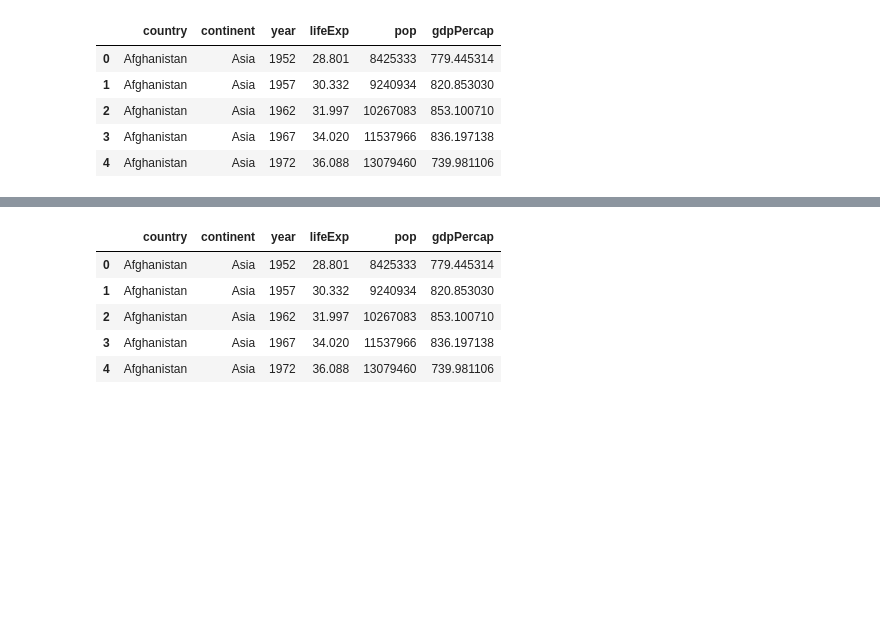
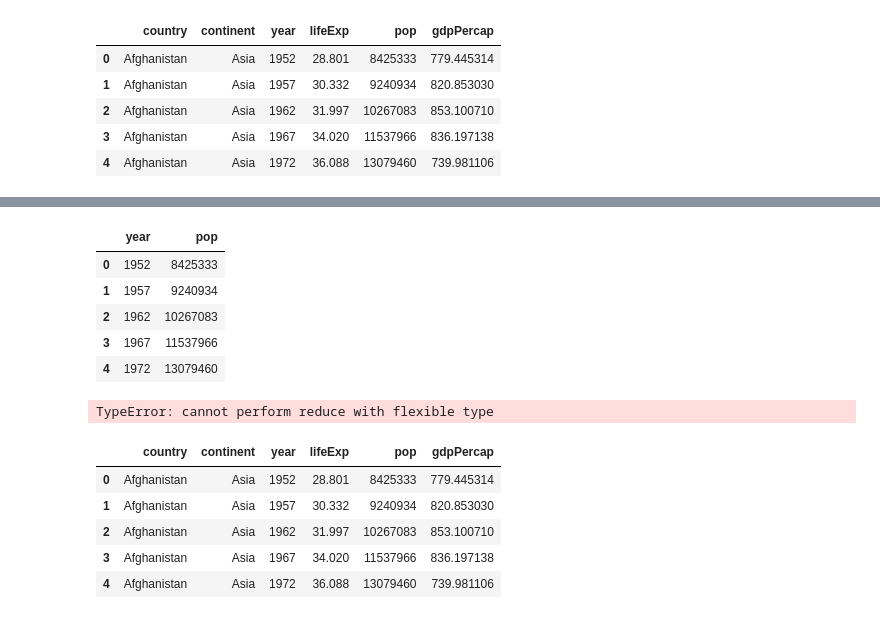
Before and after one commit to christineton/Pandas, a Jupyter notebook: notebooks/01-intro.ipynb, the cells around one changed output, grey strips where cells are left out. Saved outputs shown, nothing was run; the diff lists cells and outputs as text; code cells hidden in the pictures; blank space fills up the shorter version.

```diff
--- a/notebooks/01-intro.ipynb
+++ b/notebooks/01-intro.ipynb
@@ -199,3 +164,16 @@ df.loc[:100, ['year','pop']]
+# %%
+df.loc[:100, ['year', 'pop']].head()
+# %% [output]
+|  | year | pop |
+| 0 | 1952 | 8425333 |
+| 1 | 1957 | 9240934 |
+| 2 | 1962 | 10267083 |
+| 3 | 1967 | 11537966 |
+| 4 | 1972 | 13079460 |
+# %%
+df.iloc[:100, ['year', 'pop']].head()
+# %% [output]
+TypeError: cannot perform reduce with flexible type
 # %%
 df.head()
 # %% [output]
```
Also changed, not shown: parts of 45 cells of this notebook, 3 other files.
